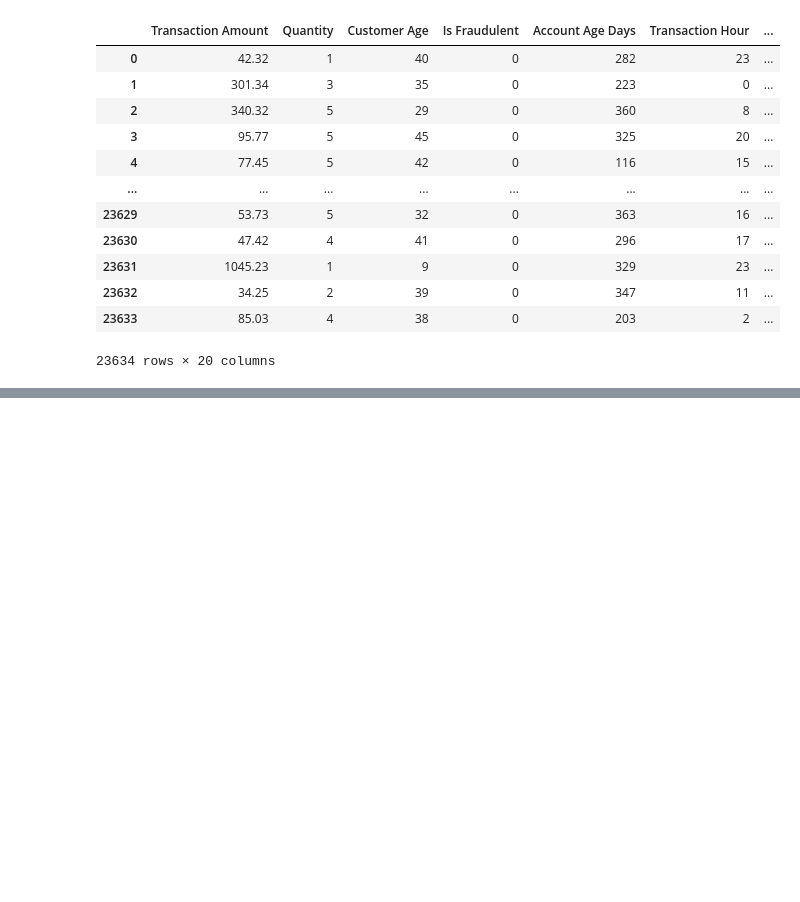
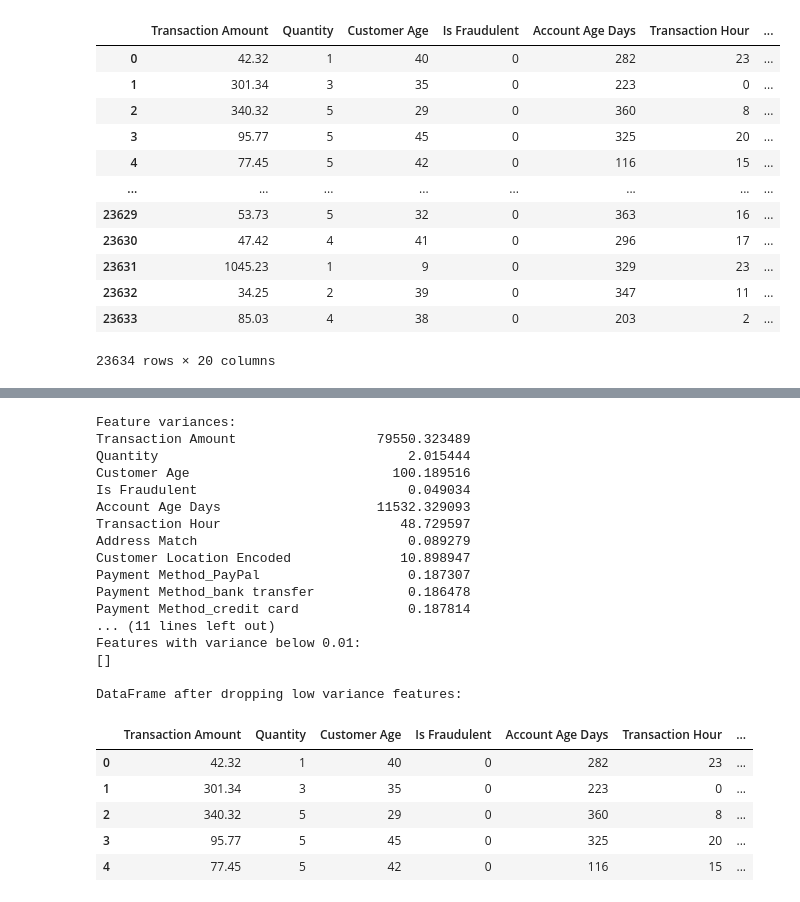
Before and after one commit to muajnstu/Large_Scale_Implementation_of_DSK_Chain, a Jupyter notebook: Data_Preparation_of_Fraud_Transaction_data.ipynb, the cells around one changed output, grey strips where cells are left out. Cells and saved outputs as stored; diff of their text form; code cells hidden in the pictures; blank space fills up the shorter version.

```diff
--- a/Data_Preparation_of_Fraud_Transaction_data.ipynb
+++ b/Data_Preparation_of_Fraud_Transaction_data.ipynb
@@ -64,3 +98,44 @@ df
+# %%
+# Check for low variance features
+variances = df.var()
+print("Feature variances:")
+print(variances)
+
+threshold = 0.01
+
+low_variance_features = variances[variances < threshold].index.tolist()
+
+print(f"\nFeatures with variance below {threshold}:")
+print(low_variance_features)
+
+df_processed_cleaned = df.drop(columns=low_variance_features)
+
+print("\nDataFrame after dropping low variance features:")
+display(df_processed_cleaned.head())
+# %% [output]
+Feature variances:
+Transaction Amount                  79550.323489
+Quantity                                2.015444
+Customer Age                          100.189516
+Is Fraudulent                           0.049034
+Account Age Days                    11532.329093
+Transaction Hour                       48.729597
+Address Match                           0.089279
+Customer Location Encoded              10.898947
+Payment Method_PayPal                   0.187307
+Payment Method_bank transfer            0.186478
+Payment Method_credit card              0.187814
+... (11 lines left out)
+Features with variance below 0.01:
+[]
+
+DataFrame after dropping low variance features:
+|  | Transaction Amount | Quantity | Customer Age | Is Fraudulent | Account Age Days | Transaction Hour | ... |
+| 0 | 42.32 | 1 | 40 | 0 | 282 | 23 | ... |
+| 1 | 301.34 | 3 | 35 | 0 | 223 | 0 | ... |
+| 2 | 340.32 | 5 | 29 | 0 | 360 | 8 | ... |
+| 3 | 95.77 | 5 | 45 | 0 | 325 | 20 | ... |
+| 4 | 77.45 | 5 | 42 | 0 | 116 | 15 | ... |
 # %%
 df.to_csv("fraud_trans_dataset.csv", index=False)
 from google.colab import files
```
Also changed, not shown: parts of 2 cells of this notebook.
